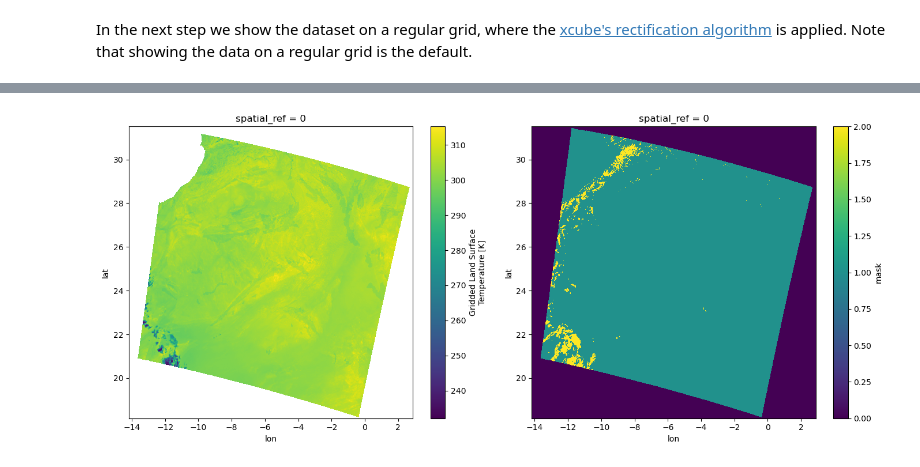
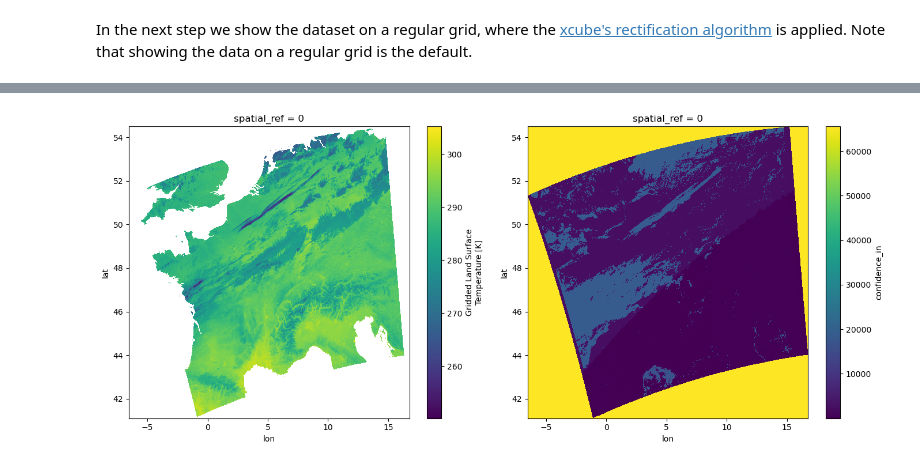
Before and after one commit to xcube-dev/xcube-stac, a Jupyter notebook: examples/notebooks/sentinel_3_cdse.ipynb, the cells around one changed output, grey strips where cells are left out. Cells and saved outputs as stored; diff of their text form; code cells hidden in the pictures.

```diff
--- a/examples/notebooks/sentinel_3_cdse.ipynb
+++ b/examples/notebooks/sentinel_3_cdse.ipynb
@@ -390,0 +325,9 @@ store.get_open_data_params_schema(data_id=data_id)
+# %%
+descriptors = list(
+    store.search_data(
+        collections=["sentinel-3-sl-2-lst-ntc"],
+        bbox=[9, 47, 10, 48],
+        time_range=["2020-07-01", "2020-07-05"],
+    )
+)
+[d.to_dict() for d in descriptors]
@@ -497,5 +394,5 @@ Wall time: 739 ms
 # %%
 %%time
-ds = store.open_data(data_id)
+ds = store.open_data(descriptors[0].data_id)
 ds
 # %% [output]
@@ -553,6 +418,6 @@ track_offset :
 %%time
 fig, ax = plt.subplots(1, 2, figsize=(14, 6))
 ds.LST.plot(ax=ax[0])
-ds.mask.plot(ax=ax[1])
+ds.confidence_in.plot(ax=ax[1])
 plt.tight_layout()
 # %% [output]
@@ -561 +426 @@ Wall time: 4.44 s
-[figure, old version]
+[figure, new version]
```
Also changed, not shown: parts of 29 cells of this notebook, 9 other files.
